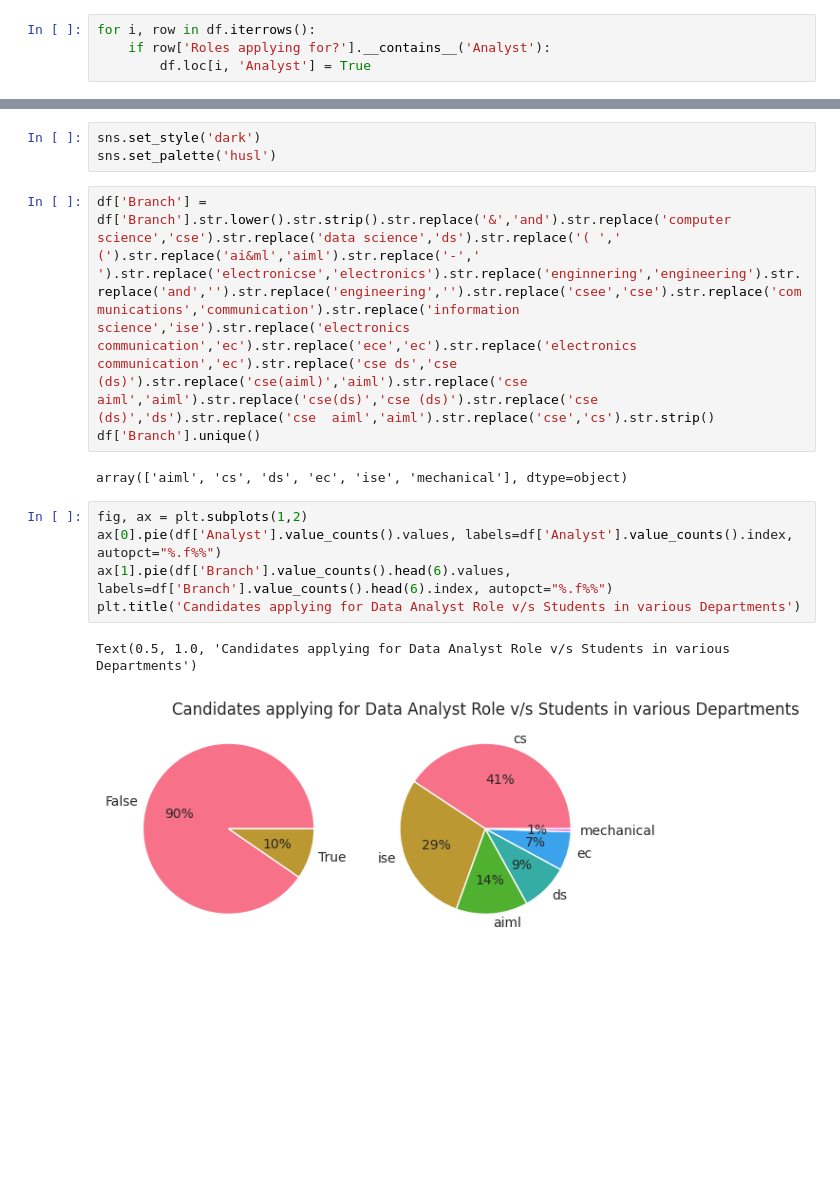
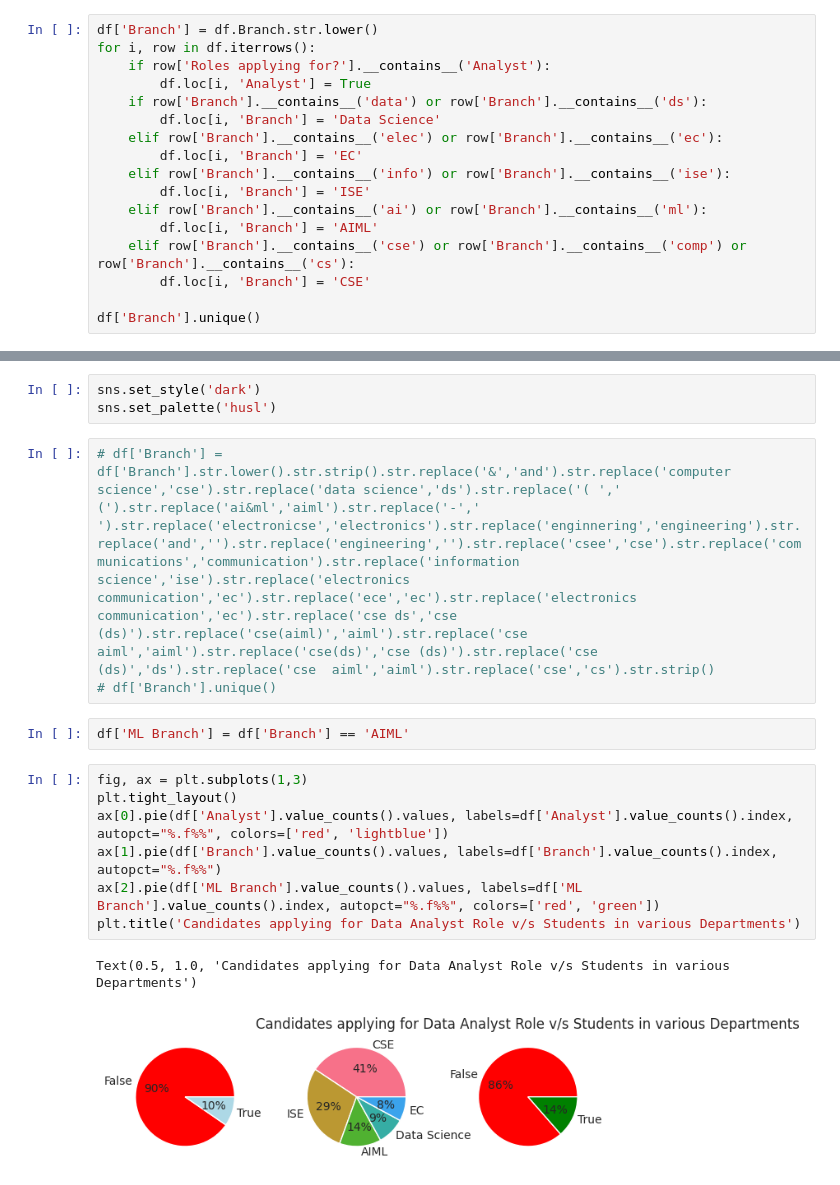
Before and after one commit to tam0w/personal-ipynb-notebooks, a Jupyter notebook: 7ed.ipynb, the cells around one changed output, grey strips where cells are left out. Saved outputs shown, nothing was run; the diff lists cells and outputs as text; blank space fills up the shorter version.

Commit message:
decent, gotta change the colors of the pie chats

```diff
--- a/7ed.ipynb
+++ b/7ed.ipynb
@@ -53,6 +53,19 @@ memory usage: 16.9+ KB
 # %%
 df = df.dropna(subset='12th%')
 # %%
+df['Branch'] = df.Branch.str.lower()
 for i, row in df.iterrows():
     if row['Roles applying for?'].__contains__('Analyst'):
         df.loc[i, 'Analyst'] = True
+    if row['Branch'].__contains__('data') or row['Branch'].__contains__('ds'):
+        df.loc[i, 'Branch'] = 'Data Science'
+    elif row['Branch'].__contains__('elec') or row['Branch'].__contains__('ec'):
+        df.loc[i, 'Branch'] = 'EC'
+    elif row['Branch'].__contains__('info') or row['Branch'].__contains__('ise'):
+        df.loc[i, 'Branch'] = 'ISE'
+    elif row['Branch'].__contains__('ai') or row['Branch'].__contains__('ml'):
+        df.loc[i, 'Branch'] = 'AIML'
+    elif row['Branch'].__contains__('cse') or row['Branch'].__contains__('comp') or row['Branch'].__contains__('cs'):
+        df.loc[i, 'Branch'] = 'CSE'
+
+df['Branch'].unique()
@@ -68,15 +83,17 @@ Name: count, dtype: int64
 sns.set_style('dark')
 sns.set_palette('husl')
 # %%
-df['Branch'] = df['Branch'].str.lower().str.strip().str.replace('&','and').str.replace('computer science','cse').str.replace('data science','ds').str.replace('( ',' (').str.replace('ai&ml','aiml').str.replace('-',' ').str.replace('electronicse','electronics').str.replace('enginnering','engineering').str.replace('and','').str.replace('engineering','').str.replace('csee','cse').str.replace('communications','communication').str.replace('information science','ise').str.replace('electronics communication','ec').str.replace('ece','ec').str.replace('electronics  communication','ec').str.replace('cse ds','cse (ds)').str.replace('cse(aiml)','aiml').str.replace('cse aiml','aiml').str.replace('cse(ds)','cse (ds)').str.replace('cse (ds)','ds').str.replace('cse  aiml','aiml').str.replace('cse','cs').str.strip()
-df['Branch'].unique()
+# df['Branch'] = df['Branch'].str.lower().str.strip().str.replace('&','and').str.replace('computer science','cse').str.replace('data science','ds').str.replace('( ',' (').str.replace('ai&ml','aiml').str.replace('-',' ').str.replace('electronicse','electronics').str.replace('enginnering','engineering').str.replace('and','').str.replace('engineering','').str.replace('csee','cse').str.replace('communications','communication').str.replace('information science','ise').str.replace('electronics communication','ec').str.replace('ece','ec').str.replace('electronics  communication','ec').str.replace('cse ds','cse (ds)').str.replace('cse(aiml)','aiml').str.replace('cse aiml','aiml').str.replace('cse(ds)','cse (ds)').str.replace('cse (ds)','ds').str.replace('cse  aiml','aiml').str.replace('cse','cs').str.strip()
+# df['Branch'].unique()
-# %% [output]
-array(['aiml', 'cs', 'ds', 'ec', 'ise', 'mechanical'], dtype=object)
+# %%
+df['ML Branch'] = df['Branch'] == 'AIML'
 # %%
-fig, ax = plt.subplots(1,2)
-ax[0].pie(df['Analyst'].value_counts().values, labels=df['Analyst'].value_counts().index, autopct="%.f%%")
-ax[1].pie(df['Branch'].value_counts().head(6).values, labels=df['Branch'].value_counts().head(6).index, autopct="%.f%%")
+fig, ax = plt.subplots(1,3)
+plt.tight_layout()
+ax[0].pie(df['Analyst'].value_counts().values, labels=df['Analyst'].value_counts().index, autopct="%.f%%", colors=['red', 'lightblue'])
+ax[1].pie(df['Branch'].value_counts().values, labels=df['Branch'].value_counts().index, autopct="%.f%%")
+ax[2].pie(df['ML Branch'].value_counts().values, labels=df['ML Branch'].value_counts().index, autopct="%.f%%", colors=['red', 'green'])
 plt.title('Candidates applying for Data Analyst Role v/s Students in various Departments')
 # %% [output]
 Text(0.5, 1.0, 'Candidates applying for Data Analyst Role v/s Students in various Departments')
-[figure, old version]
+[figure, new version]
```
Also changed, not shown: parts of 2 cells of this notebook.
